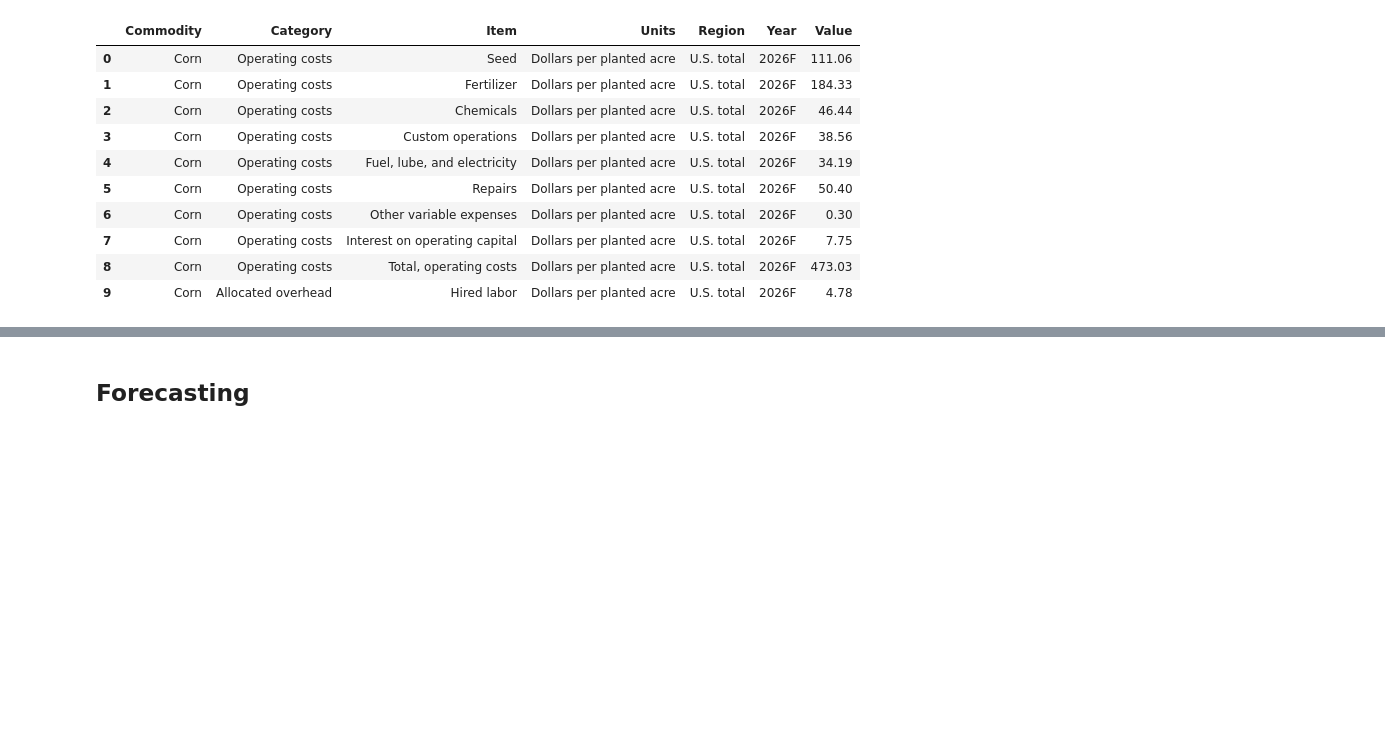
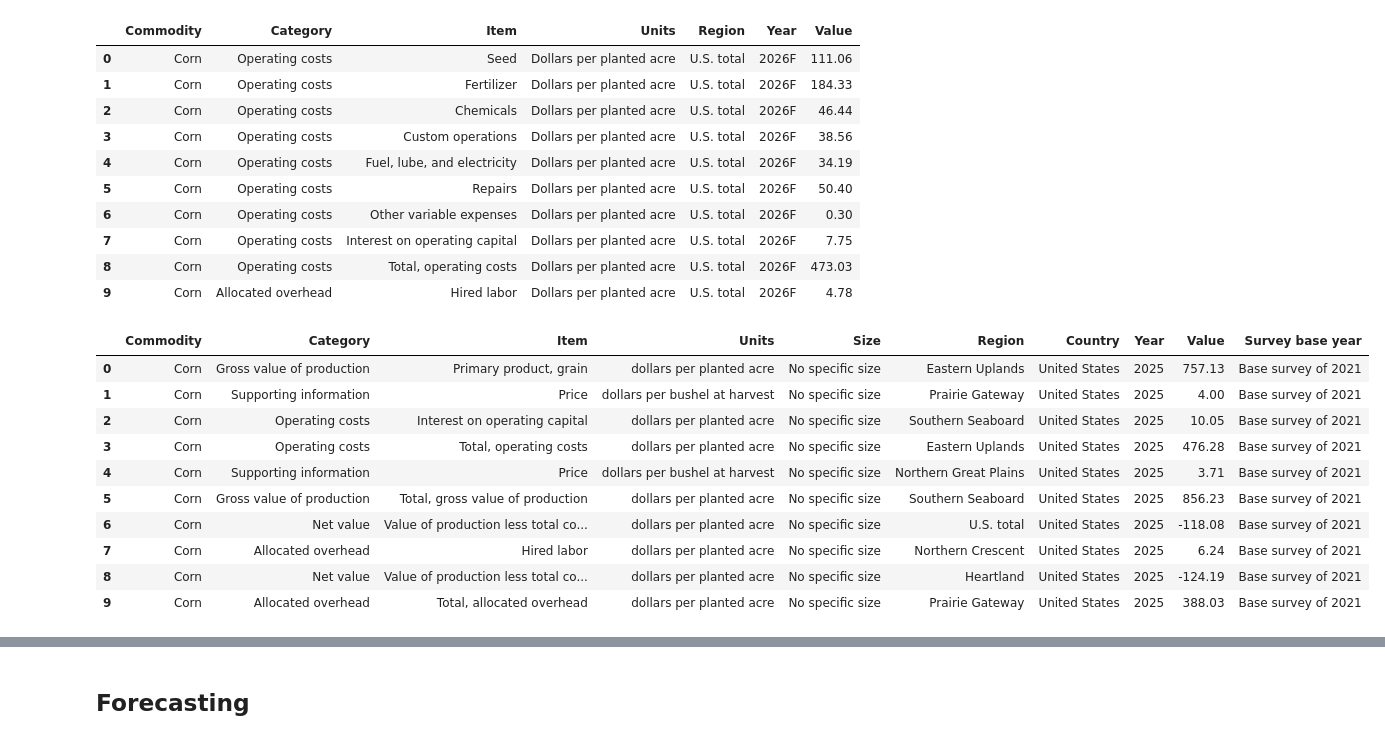
Before and after one commit to WilsonTunggala1/Prescriptive-Data-Science-Group-2, a Jupyter notebook: notebook.ipynb, the cells around one changed output, grey strips where cells are left out. Saved outputs shown, nothing was run; the diff lists cells and outputs as text; code cells hidden in the pictures; blank space fills up the shorter version.

```diff
--- a/notebook.ipynb
+++ b/notebook.ipynb
@@ -77,3 +64,17 @@ crop_forecast_df.head(10)
 | 7 | Corn | Operating costs | Interest on operating capital | Dollars per planted acre | U.S. total | 2026F | 7.75 |
 | 8 | Corn | Operating costs | Total, operating costs | Dollars per planted acre | U.S. total | 2026F | 473.03 |
 | 9 | Corn | Allocated overhead | Hired labor | Dollars per planted acre | U.S. total | 2026F | 4.78 |
+# %%
+corn_df.head(10)
+# %% [output]
+|  | Commodity | Category | Item | Units | Size | Region | Country | Year | Value | Survey base year |
+| 0 | Corn | Gross value of production | Primary product, grain | dollars per planted acre | No specific size | Eastern Uplands | United States | 2025 | 757.13 | Base survey of 2021 |
+| 1 | Corn | Supporting information | Price | dollars per bushel at harvest | No specific size | Prairie Gateway | United States | 2025 | 4.00 | Base survey of 2021 |
+| 2 | Corn | Operating costs | Interest on operating capital | dollars per planted acre | No specific size | Southern Seaboard | United States | 2025 | 10.05 | Base survey of 2021 |
+| 3 | Corn | Operating costs | Total, operating costs | dollars per planted acre | No specific size | Eastern Uplands | United States | 2025 | 476.28 | Base survey of 2021 |
+| 4 | Corn | Supporting information | Price | dollars per bushel at harvest | No specific size | Northern Great Plains | United States | 2025 | 3.71 | Base survey of 2021 |
+| 5 | Corn | Gross value of production | Total, gross value of production | dollars per planted acre | No specific size | Southern Seaboard | United States | 2025 | 856.23 | Base survey of 2021 |
+| 6 | Corn | Net value | Value of production less total co... | dollars per planted acre | No specific size | U.S. total | United States | 2025 | -118.08 | Base survey of 2021 |
+| 7 | Corn | Allocated overhead | Hired labor | dollars per planted acre | No specific size | Northern Crescent | United States | 2025 | 6.24 | Base survey of 2021 |
+| 8 | Corn | Net value | Value of production less total co... | dollars per planted acre | No specific size | Heartland | United States | 2025 | -124.19 | Base survey of 2021 |
+| 9 | Corn | Allocated overhead | Total, allocated overhead | dollars per planted acre | No specific size | Prairie Gateway | United States | 2025 | 388.03 | Base survey of 2021 |
```
Also changed, not shown: parts of 46 cells of this notebook, 1 other file.
